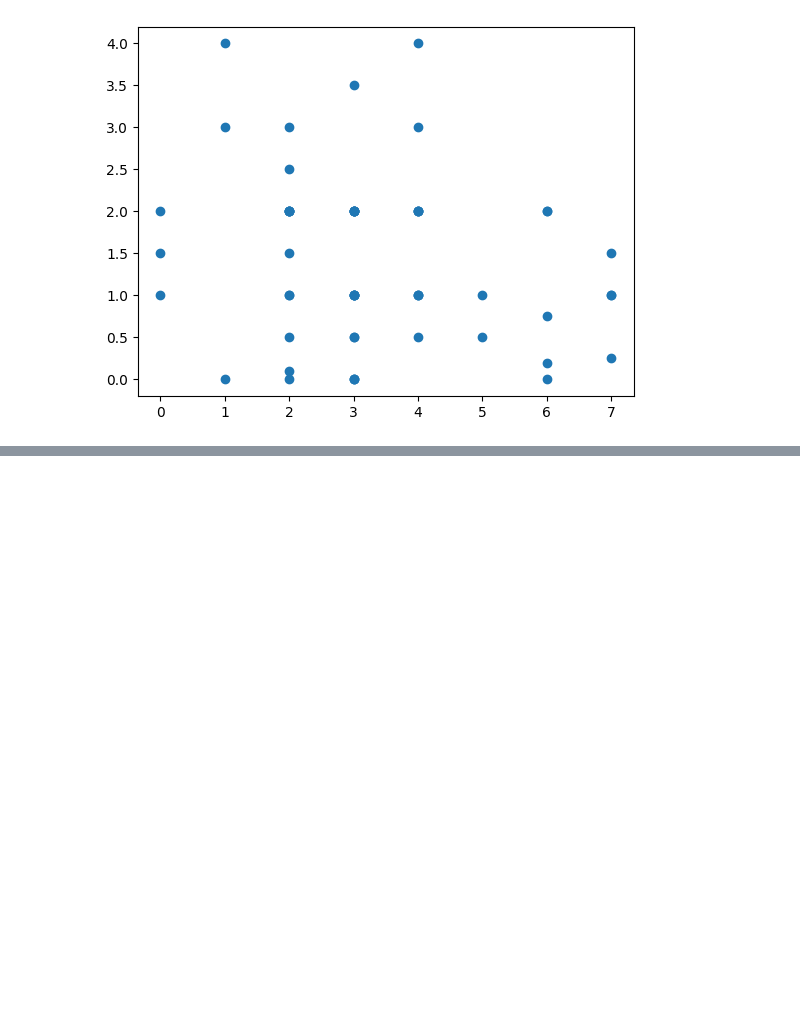
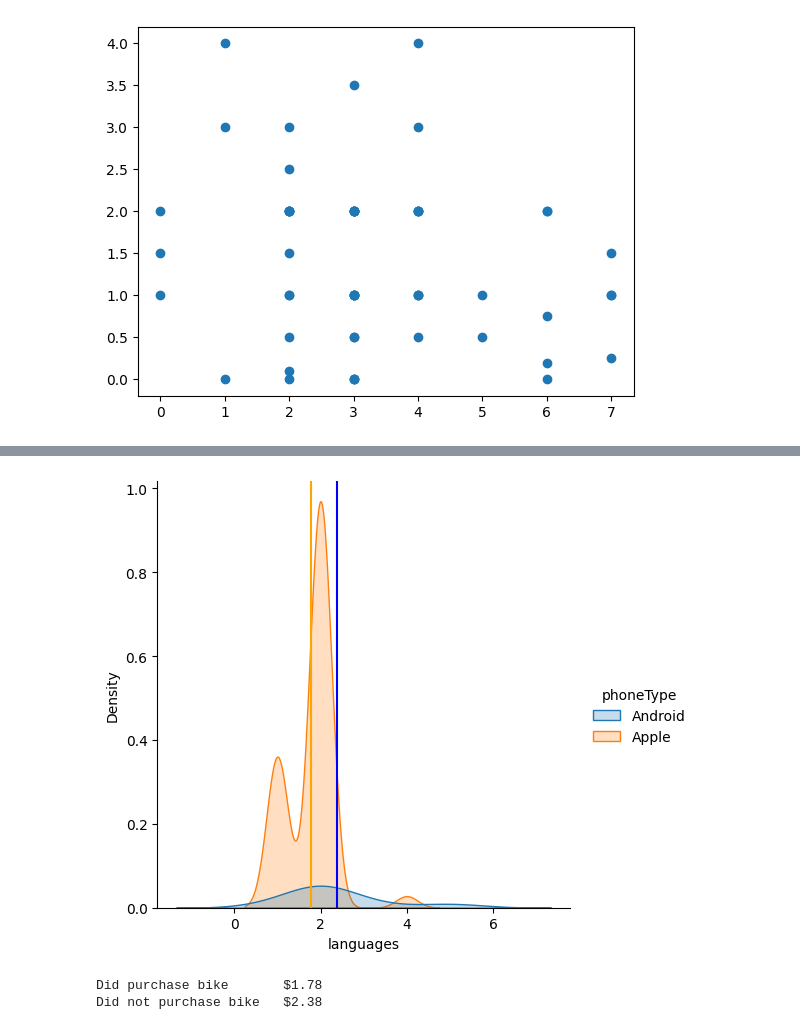
Before and after one commit to skous2/IS-505-Code, a Jupyter notebook: Class data_analyzing.ipynb, the cells around one changed output, grey strips where cells are left out. Saved outputs shown, nothing was run; the diff lists cells and outputs as text; code cells hidden in the pictures; blank space fills up the shorter version.

```diff
--- a/Class data_analyzing.ipynb
+++ b/Class data_analyzing.ipynb
@@ -194,0 +240,7 @@ PearsonRResult(statistic=-0.20223563262292768, pvalue=0.1313867712861367)
+# %%
+applelang = cleaned_class_df[cleaned_class_df.phoneType == 'Apple']['languages']
+androidlang = cleaned_class_df[cleaned_class_df.phoneType == 'Android']['languages']
+
+from scipy import stats
+
+stats.ttest_ind(applelang, androidlang)
@@ -194,0 +261,15 @@ PearsonRResult(statistic=-0.20223563262292768, pvalue=0.1313867712861367)
+# %%
+import seaborn as sns
+import matplotlib.pyplot as plt
+
+sns.displot(cleaned_class_df, x="languages", hue="phoneType", kind='kde', fill=True)
+plt.axvline(x=applelang.mean(), color='orange')
+plt.axvline(x=androidlang.mean(), color='blue')
+plt.show()
+
+print(f'Did purchase bike\t${round(applelang.mean(), 2)}')
+print(f'Did not purchase bike\t${round(androidlang.mean(), 2)}')
+# %% [output]
+[figure, added]
+Did purchase bike       $1.78
+Did not purchase bike   $2.38
```
Also changed, not shown: parts of 5 cells of this notebook, 3 other files.
